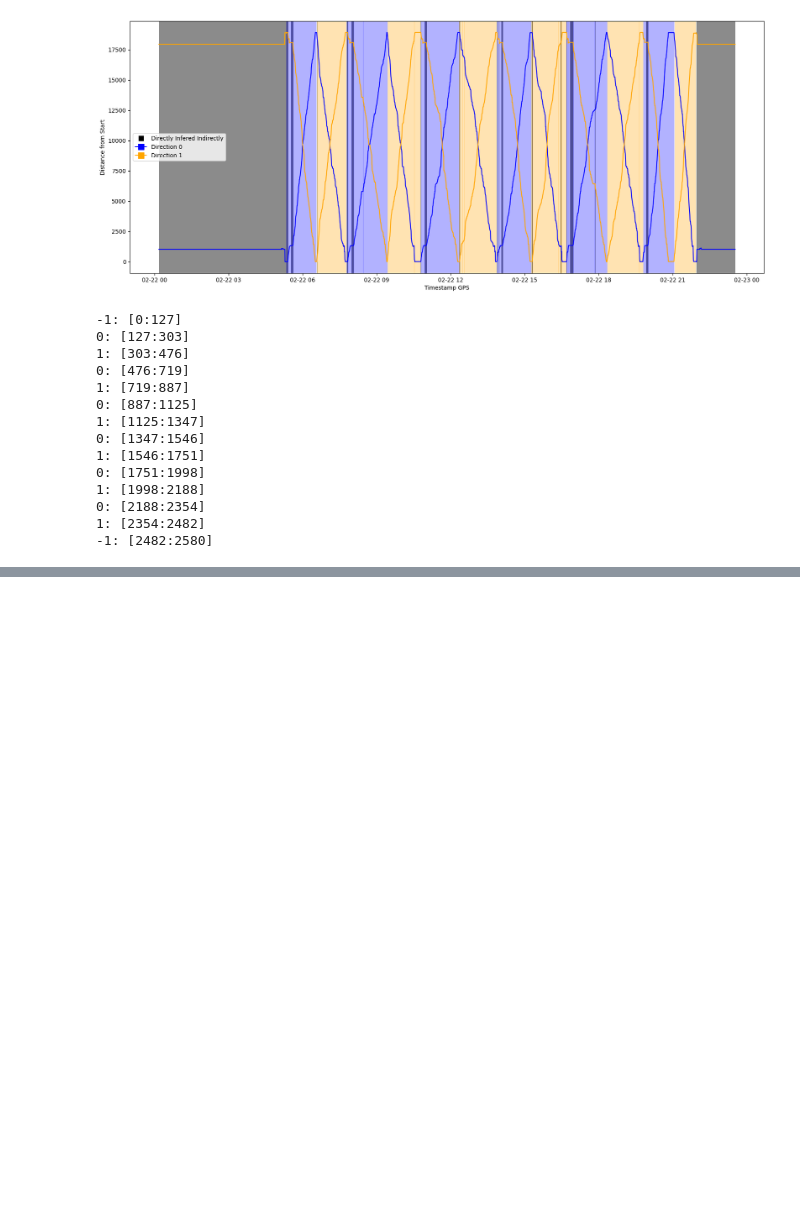
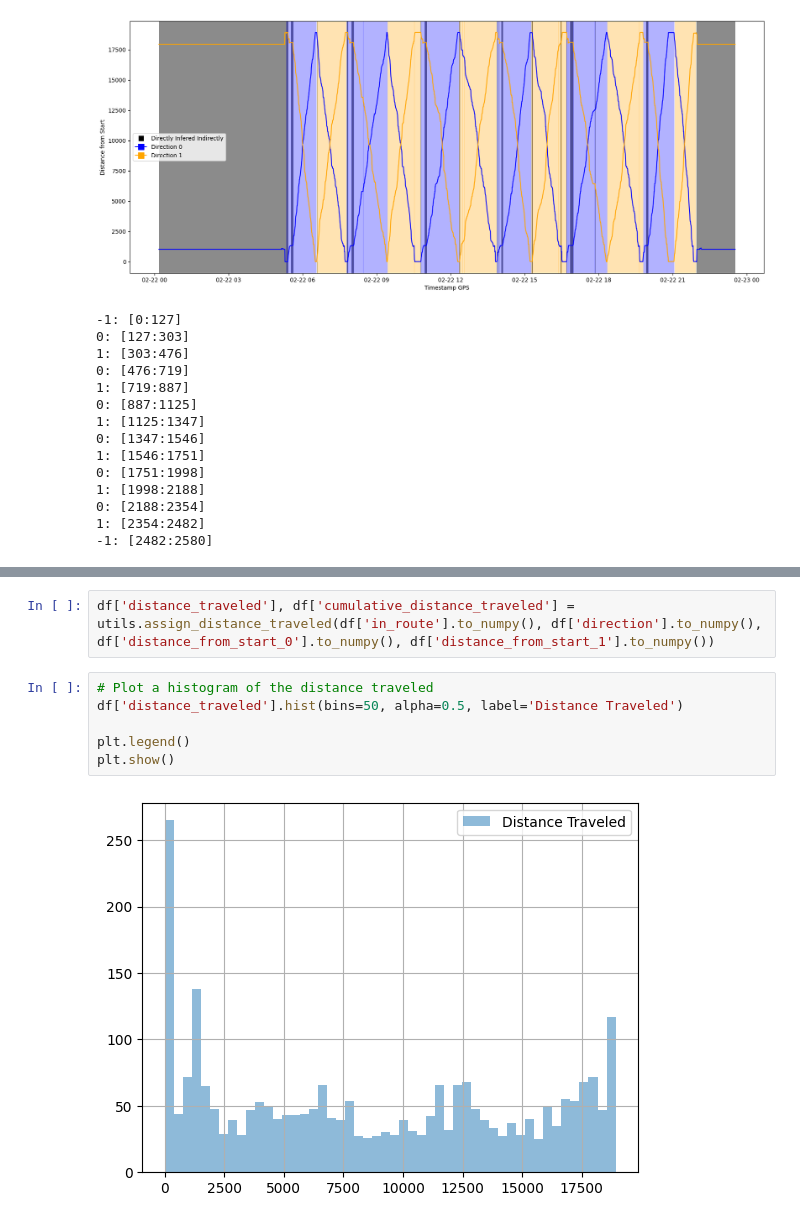
Before and after one commit to prefeitura-rio/smtr_previsao_tempo_chegada, a Jupyter notebook: fgv/main.ipynb, the cells around one changed output, grey strips where cells are left out. Saved outputs shown, nothing was run; the diff lists cells and outputs as text; blank space fills up the shorter version.

Commit message:
Add distance evaluations (instantaneous and cumulative)

```diff
--- a/fgv/main.ipynb
+++ b/fgv/main.ipynb
@@ -318,0 +377,10 @@ for i in range(len(change_indices) - 1):
+# %%
+df['distance_traveled'], df['cumulative_distance_traveled'] = utils.assign_distance_traveled(df['in_route'].to_numpy(), df['direction'].to_numpy(), df['distance_from_start_0'].to_numpy(), df['distance_from_start_1'].to_numpy())
+# %%
+# Plot a histogram of the distance traveled
+df['distance_traveled'].hist(bins=50, alpha=0.5, label='Distance Traveled')
+
+plt.legend()
+plt.show()
+# %% [output]
+[figure, added]
```
Also changed, not shown: parts of 7 cells of this notebook, 1 other file.
